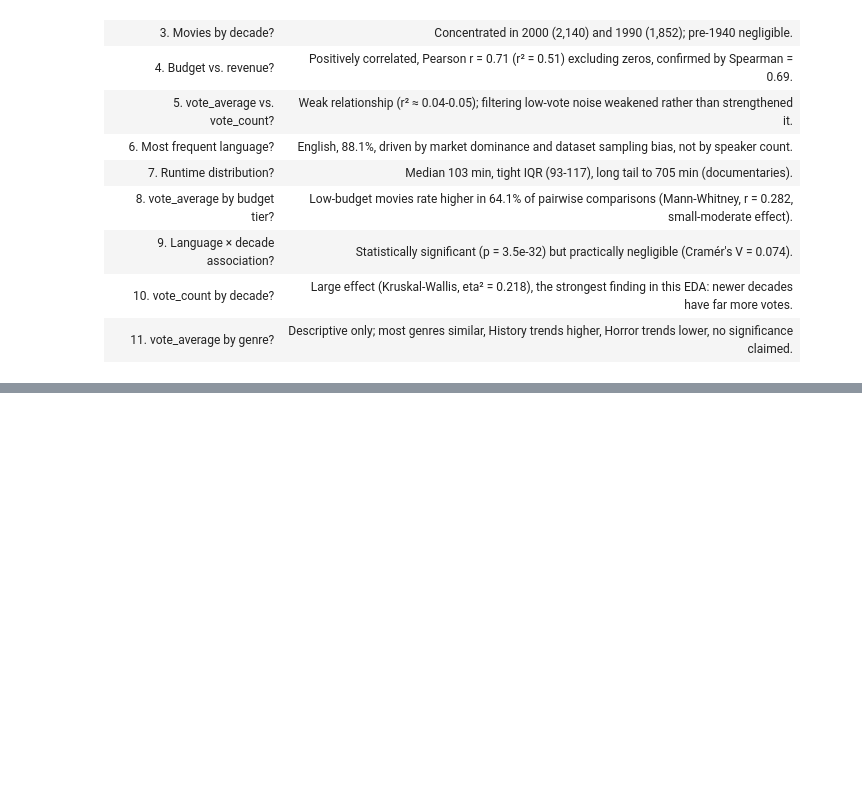
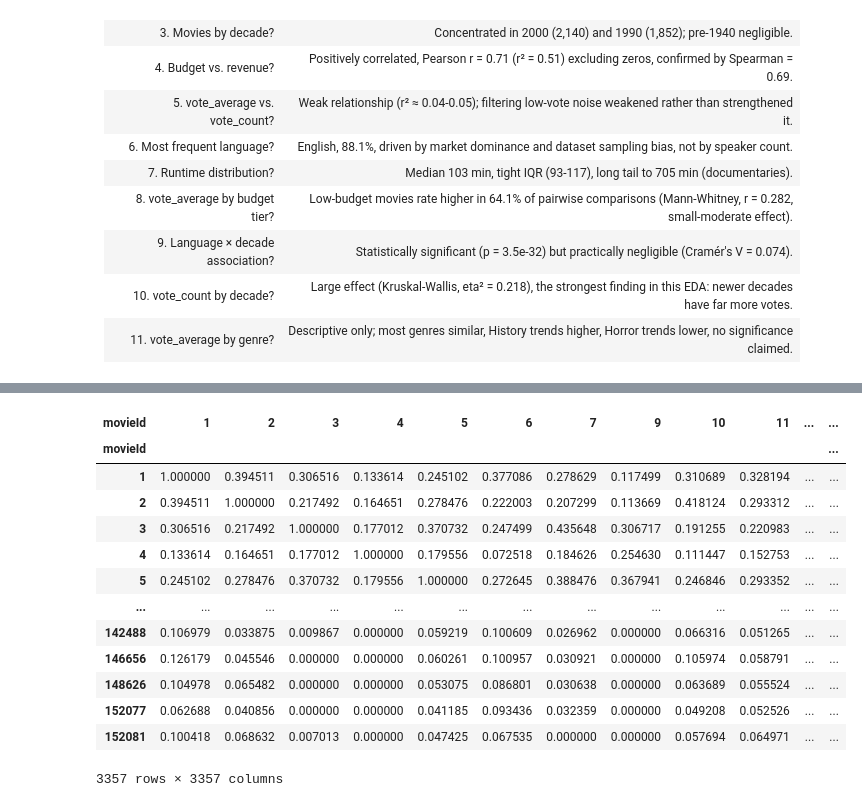
Before and after one commit to AlejandroBeldaFernandez/Movies_Recommendations, a Jupyter notebook: Movies_Recommendation.ipynb, the cells around one changed output, grey strips where cells are left out. Cells and saved outputs as stored; diff of their text form; code cells hidden in the pictures; blank space fills up the shorter version.

```diff
--- a/Movies_Recommendation.ipynb
+++ b/Movies_Recommendation.ipynb
@@ -2361,0 +2719,7 @@ redesigned into one.
+# %%
+mask_minimum = reviews_clean.groupby('movieId').size() >= 5
+mask_minimum = mask_minimum[mask_minimum]
+list_movies = mask_minimum.index.to_list()
+# %%
+reviews_clean = reviews_clean[reviews_clean['movieId'].isin(list_movies)]
+reviews_clean
@@ -2361,0 +2746,22 @@ redesigned into one.
+# %%
+user_item_matrix = reviews_clean.pivot_table(index='userId', columns='movieId', values='rating', fill_value=0)
+# %%
+item_cosine_sim = cosine_similarity(user_item_matrix.T)
+item_similarity_df = pd.DataFrame(item_cosine_sim, index=user_item_matrix.columns, columns=user_item_matrix.columns)
+# %%
+item_similarity_df
+# %% [output]
+| movieId | 1 | 2 | 3 | 4 | 5 | 6 | 7 | 9 | 10 | 11 | ... | ... |
+| movieId |  |  |  |  |  |  |  |  |  |  |  | ... |
+| 1 | 1.000000 | 0.394511 | 0.306516 | 0.133614 | 0.245102 | 0.377086 | 0.278629 | 0.117499 | 0.310689 | 0.328194 | ... | ... |
+| 2 | 0.394511 | 1.000000 | 0.217492 | 0.164651 | 0.278476 | 0.222003 | 0.207299 | 0.113669 | 0.418124 | 0.293312 | ... | ... |
+| 3 | 0.306516 | 0.217492 | 1.000000 | 0.177012 | 0.370732 | 0.247499 | 0.435648 | 0.306717 | 0.191255 | 0.220983 | ... | ... |
+| 4 | 0.133614 | 0.164651 | 0.177012 | 1.000000 | 0.179556 | 0.072518 | 0.184626 | 0.254630 | 0.111447 | 0.152753 | ... | ... |
+| 5 | 0.245102 | 0.278476 | 0.370732 | 0.179556 | 1.000000 | 0.272645 | 0.388476 | 0.367941 | 0.246846 | 0.293352 | ... | ... |
+| ... | ... | ... | ... | ... | ... | ... | ... | ... | ... | ... | ... | ... |
+| 142488 | 0.106979 | 0.033875 | 0.009867 | 0.000000 | 0.059219 | 0.100609 | 0.026962 | 0.000000 | 0.066316 | 0.051265 | ... | ... |
+| 146656 | 0.126179 | 0.045546 | 0.000000 | 0.000000 | 0.060261 | 0.100957 | 0.030921 | 0.000000 | 0.105974 | 0.058791 | ... | ... |
+| 148626 | 0.104978 | 0.065482 | 0.000000 | 0.000000 | 0.053075 | 0.086801 | 0.030638 | 0.000000 | 0.063689 | 0.055524 | ... | ... |
+| 152077 | 0.062688 | 0.040856 | 0.000000 | 0.000000 | 0.041185 | 0.093436 | 0.032359 | 0.000000 | 0.049208 | 0.052526 | ... | ... |
+| 152081 | 0.100418 | 0.068632 | 0.007013 | 0.000000 | 0.047425 | 0.067535 | 0.000000 | 0.000000 | 0.057694 | 0.064971 | ... | ... |
+3357 rows × 3357 columns
```
Also changed, not shown: parts of 65 cells of this notebook.
